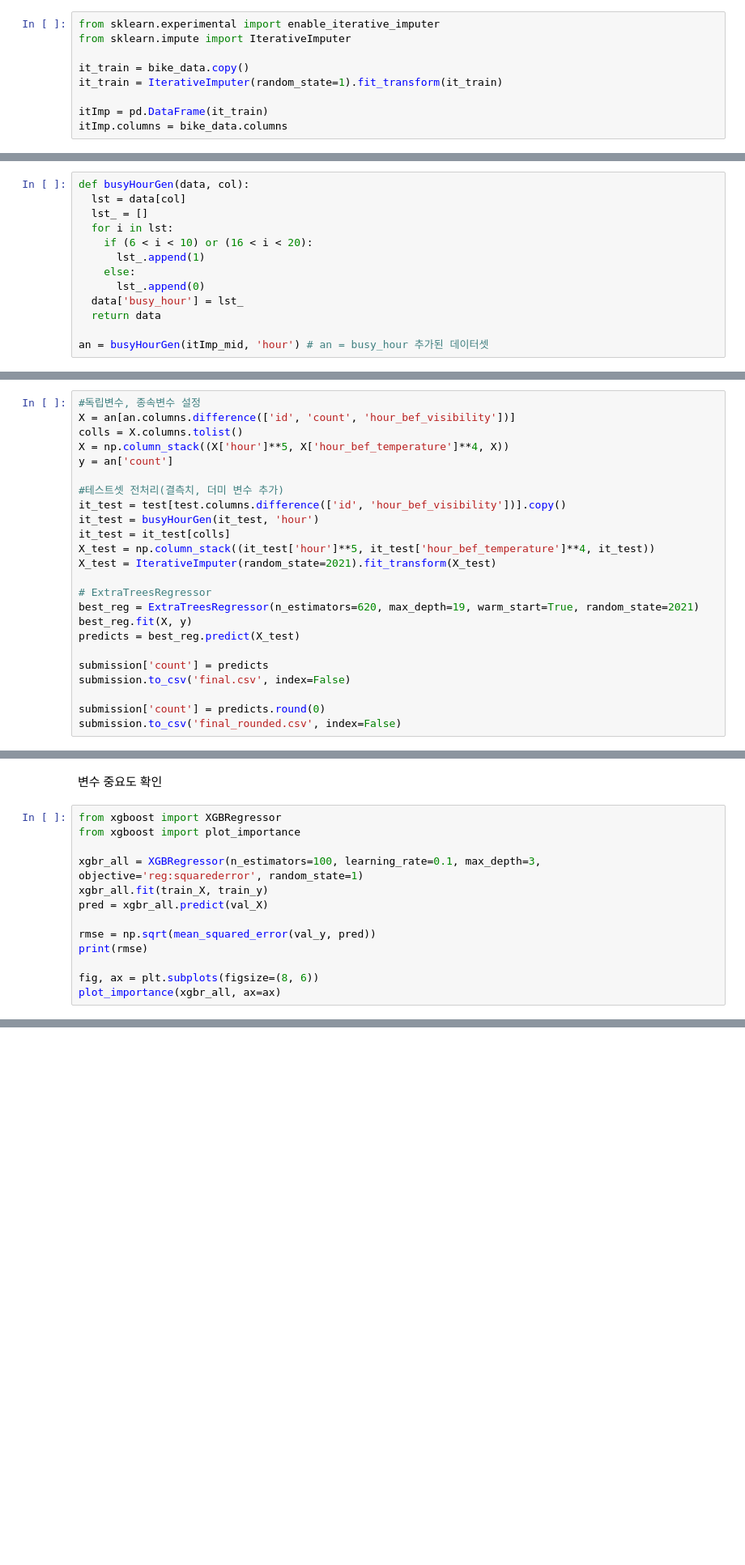
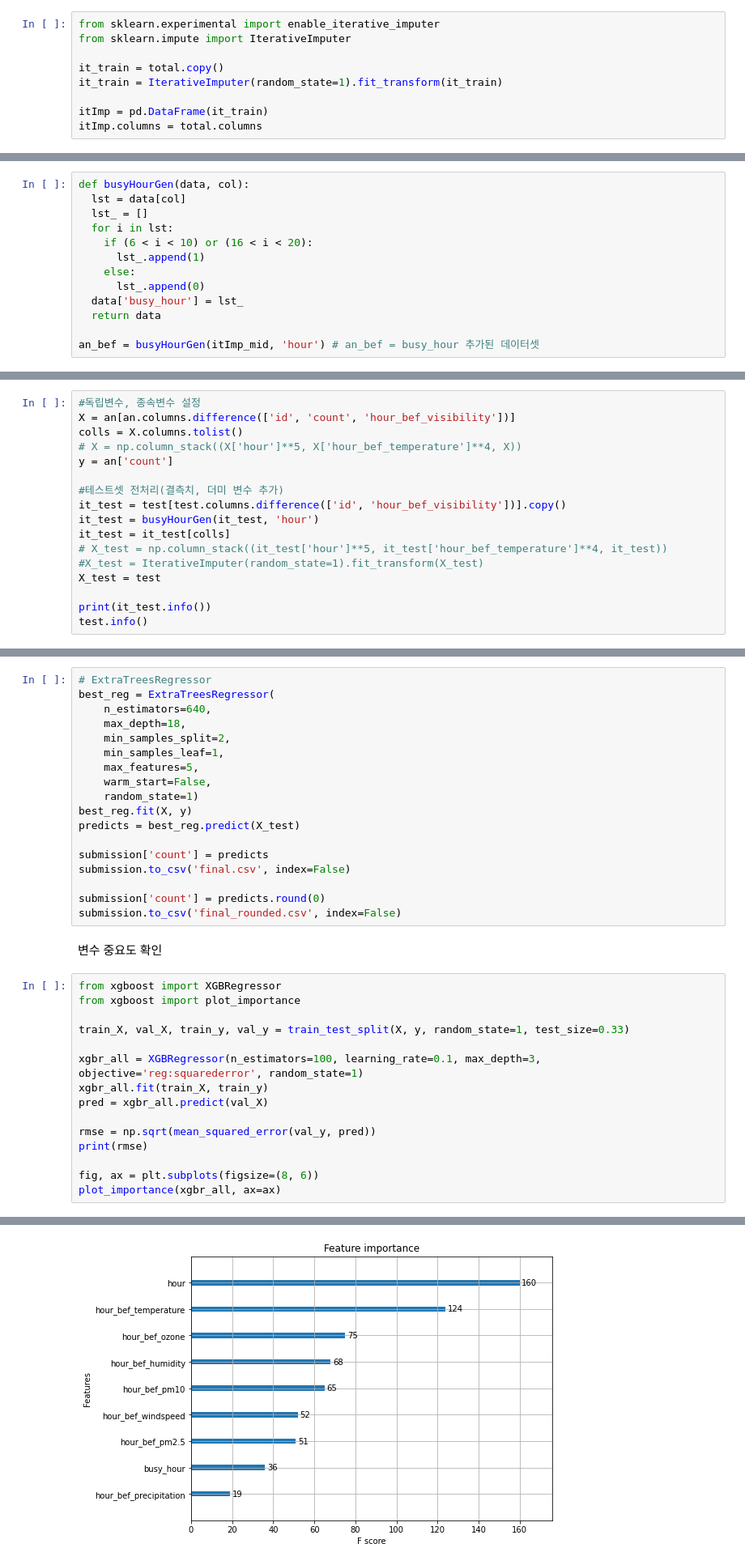
Before and after one commit to hoohahaBIGHEAD/AI, a Jupyter notebook: 따릉이_대여수_예측.ipynb, the cells around one changed output, grey strips where cells are left out. Shown: that part at 81% size. Saved outputs shown, nothing was run; the diff lists cells and outputs as text; blank space fills up the shorter version.

```diff
--- a/따릉이_대여수_예측.ipynb
+++ b/따릉이_대여수_예측.ipynb
@@ -49,10 +59,10 @@ submission = pd.read_csv('/content/drive/MyDrive/tmp/따릉이/submi
 from sklearn.experimental import enable_iterative_imputer
 from sklearn.impute import IterativeImputer
 
-it_train = bike_data.copy()
+it_train = total.copy()
 it_train = IterativeImputer(random_state=1).fit_transform(it_train)
 
 itImp = pd.DataFrame(it_train)
-itImp.columns = bike_data.columns
+itImp.columns = total.columns
 # %% [output]
 [IterativeImputer] Early stopping criterion not reached.
@@ -82,4 +123,4 @@ def busyHourGen(data, col):
   data['busy_hour'] = lst_
   return data
 
-an = busyHourGen(itImp_mid, 'hour') # an = busy_hour 추가된 데이터셋
+an_bef = busyHourGen(itImp_mid, 'hour') # an_bef = busy_hour 추가된 데이터셋
@@ -129,23 +248,16 @@ study = optuna.create_study(
 #독립변수, 종속변수 설정
 X = an[an.columns.difference(['id', 'count', 'hour_bef_visibility'])]
 colls = X.columns.tolist()
-X = np.column_stack((X['hour']**5, X['hour_bef_temperature']**4, X))
+# X = np.column_stack((X['hour']**5, X['hour_bef_temperature']**4, X))
 y = an['count']
 
 #테스트셋 전처리(결측치, 더미 변수 추가)
 it_test = test[test.columns.difference(['id', 'hour_bef_visibility'])].copy()
 it_test = busyHourGen(it_test, 'hour')
 it_test = it_test[colls]
-X_test = np.column_stack((it_test['hour']**5, it_test['hour_bef_temperature']**4, it_test))
-X_test = IterativeImputer(random_state=2021).fit_transform(X_test)
+# X_test = np.column_stack((it_test['hour']**5, it_test['hour_bef_temperature']**4, it_test))
+#X_test = IterativeImputer(random_state=1).fit_transform(X_test)
+X_test = test
 
-# ExtraTreesRegressor
-best_reg = ExtraTreesRegressor(n_estimators=620, max_depth=19, warm_start=True, random_state=2021)
-best_reg.fit(X, y)
-predicts = best_reg.predict(X_test)
-
-submission['count'] = predicts
-submission.to_csv('final.csv', index=False)
-
-submission['count'] = predicts.round(0)
-submission.to_csv('final_rounded.csv', index=False)
+print(it_test.info())
+test.info()
@@ -172,8 +282,28 @@ study.optimize(objective_extratree, n_trials=100)
+# %%
+# ExtraTreesRegressor
+best_reg = ExtraTreesRegressor(
+    n_estimators=640,
+    max_depth=18,
+    min_samples_split=2,
+    min_samples_leaf=1,
+    max_features=5,
+    warm_start=False,
+    random_state=1)
+best_reg.fit(X, y)
+predicts = best_reg.predict(X_test)
+
+submission['count'] = predicts
+submission.to_csv('final.csv', index=False)
+
+submission['count'] = predicts.round(0)
+submission.to_csv('final_rounded.csv', index=False)
 # %% [markdown]
 변수 중요도 확인
 # %%
 from xgboost import XGBRegressor
 from xgboost import plot_importance
+
+train_X, val_X, train_y, val_y = train_test_split(X, y, random_state=1, test_size=0.33)
 
 xgbr_all = XGBRegressor(n_estimators=100, learning_rate=0.1, max_depth=3, objective='reg:squarederror', random_state=1)
 xgbr_all.fit(train_X, train_y)
@@ -184,3 +314,4 @@ print(rmse)
 
 fig, ax = plt.subplots(figsize=(8, 6))
 plot_importance(xgbr_all, ax=ax)
+# %% [output]
@@ -187,3 +320,4 @@ plot_importance(xgbr_all, ax=ax)
+[figure, added]
 # %%
 df_train = pd.DataFrame(itImp_mid, columns=col_name)
 from pycaret.regression import *
```
Also changed, not shown: parts of 44 cells of this notebook.
